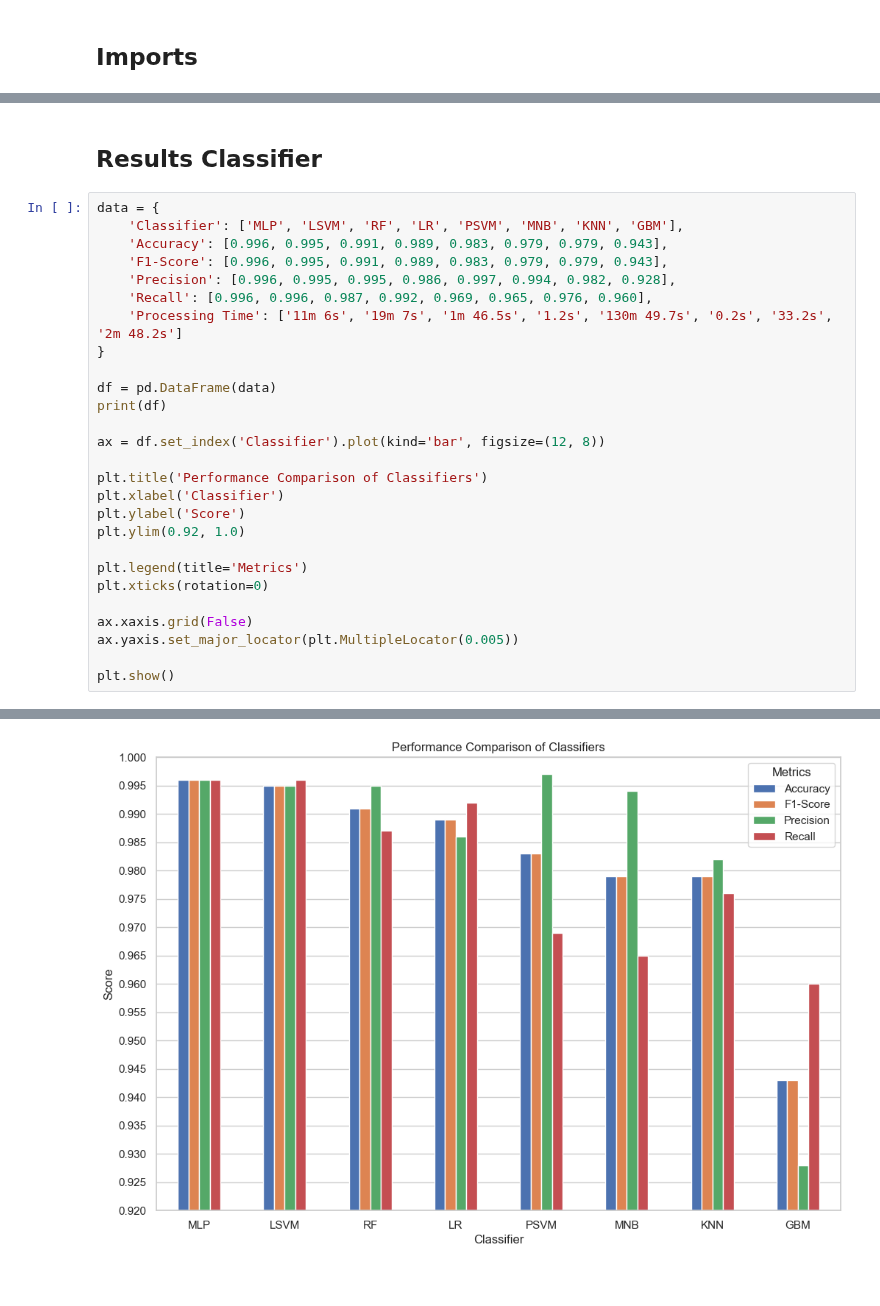
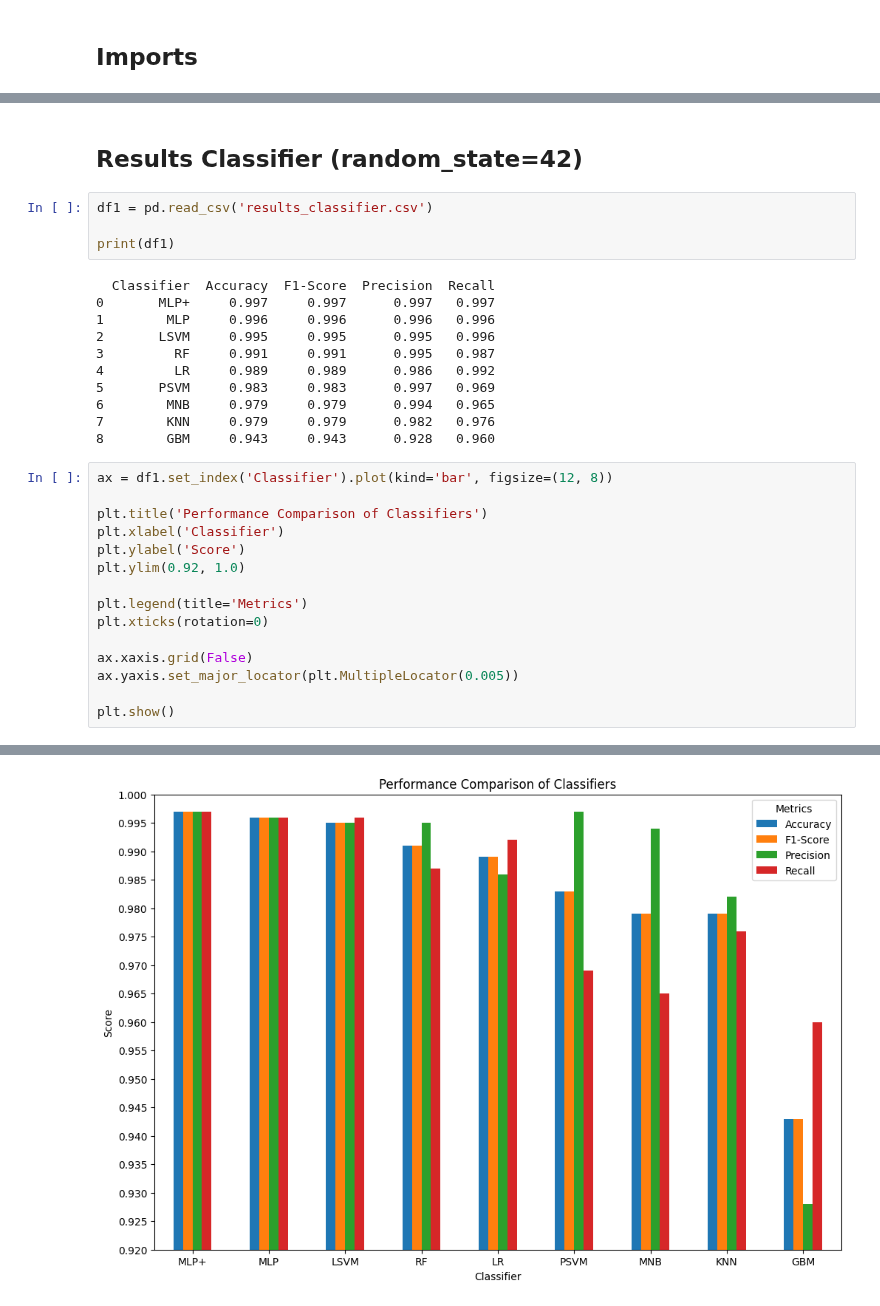
Before and after one commit to nikobiebl/Project-Work-2, a Jupyter notebook: graphs.ipynb, the cells around one changed output, grey strips where cells are left out. Saved outputs shown, nothing was run; the diff lists cells and outputs as text.

```diff
--- a/graphs.ipynb
+++ b/graphs.ipynb
@@ -7,19 +6,22 @@ import seaborn as sns
 # %% [markdown]
-## Results Classifier
+## Results Classifier (random_state=42)
+# %%
+df1 = pd.read_csv('results_classifier.csv')
+
+print(df1)
+# %% [output]
+  Classifier  Accuracy  F1-Score  Precision  Recall
+0       MLP+     0.997     0.997      0.997   0.997
+1        MLP     0.996     0.996      0.996   0.996
+2       LSVM     0.995     0.995      0.995   0.996
+3         RF     0.991     0.991      0.995   0.987
+4         LR     0.989     0.989      0.986   0.992
+5       PSVM     0.983     0.983      0.997   0.969
+6        MNB     0.979     0.979      0.994   0.965
+7        KNN     0.979     0.979      0.982   0.976
+8        GBM     0.943     0.943      0.928   0.960
 # %%
-data = {
-    'Classifier': ['MLP', 'LSVM', 'RF', 'LR', 'PSVM', 'MNB', 'KNN', 'GBM'],
-    'Accuracy': [0.996, 0.995, 0.991, 0.989, 0.983, 0.979, 0.979, 0.943],
-    'F1-Score': [0.996, 0.995, 0.991, 0.989, 0.983, 0.979, 0.979, 0.943],
-    'Precision': [0.996, 0.995, 0.995, 0.986, 0.997, 0.994, 0.982, 0.928],
-    'Recall': [0.996, 0.996, 0.987, 0.992, 0.969, 0.965, 0.976, 0.960],
-    'Processing Time': ['11m 6s', '19m 7s', '1m 46.5s', '1.2s', '130m 49.7s', '0.2s', '33.2s', '2m 48.2s']
-}
-
-df = pd.DataFrame(data)
-print(df)
-
-ax = df.set_index('Classifier').plot(kind='bar', figsize=(12, 8))
+ax = df1.set_index('Classifier').plot(kind='bar', figsize=(12, 8))
 
 plt.title('Performance Comparison of Classifiers')
 plt.xlabel('Classifier')
@@ -46 +39 @@ plt.show()
-[figure, old version]
+[figure, new version]
```
Also changed, not shown: parts of 5 cells of this notebook, 2 other files.
